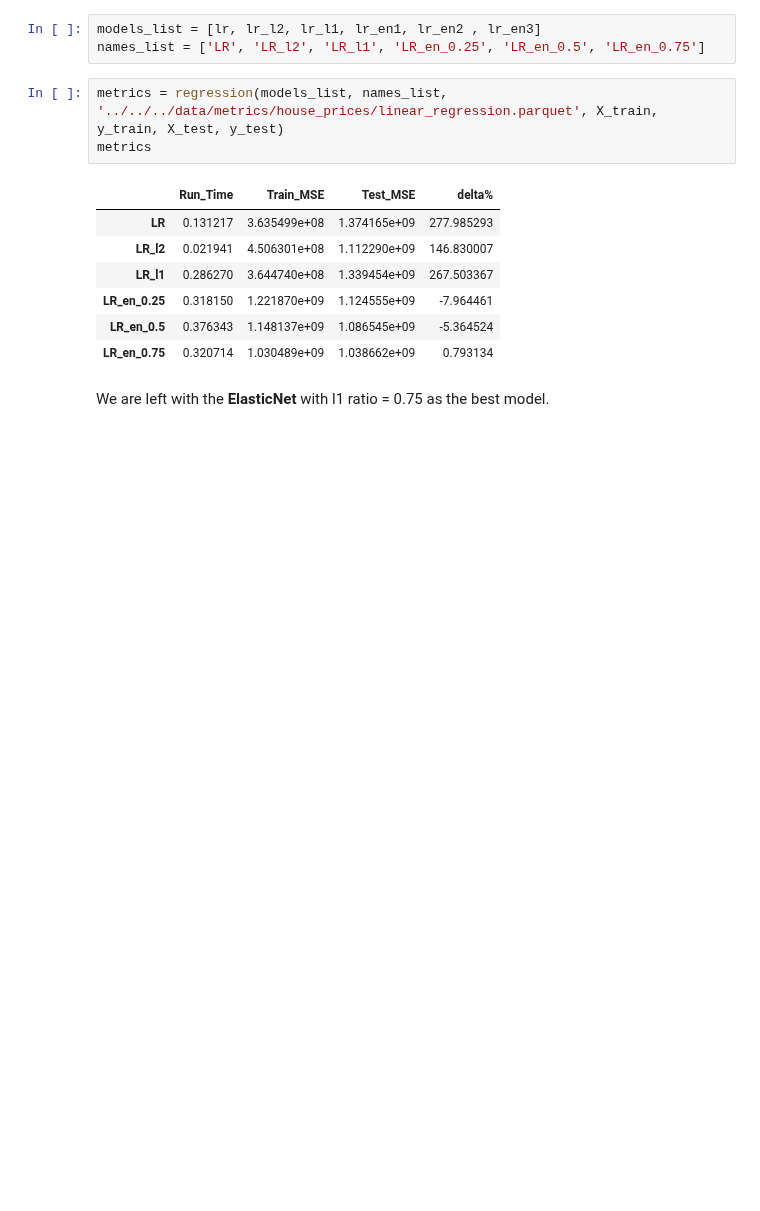
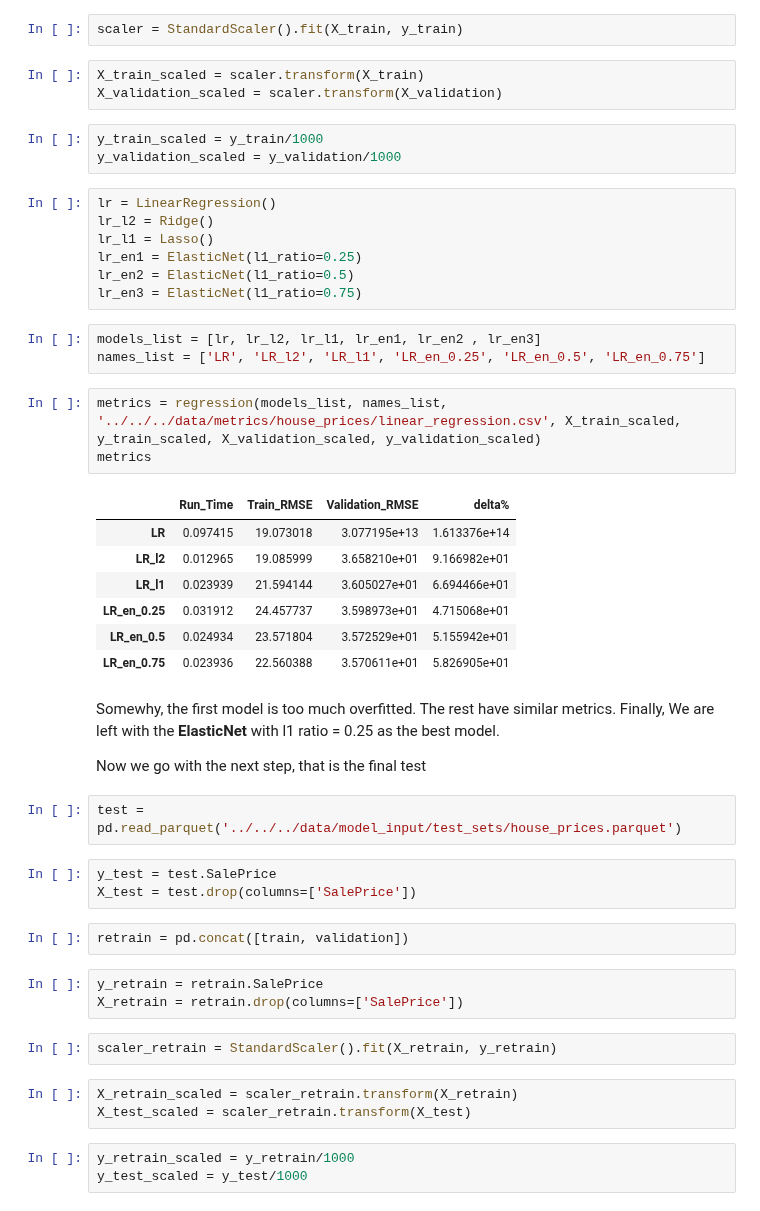
Before and after one commit to mgp165/TFG, a Jupyter notebook: notebooks/models/house_prices/linear_regression.ipynb, the cells around one changed output. Cells and saved outputs as stored; diff of their text form; blank space fills up the shorter version.

```diff
--- a/notebooks/models/house_prices/linear_regression.ipynb
+++ b/notebooks/models/house_prices/linear_regression.ipynb
@@ -35,16 +29,51 @@ Some excepcions are going to raise, but nothing to worry about because this step
+# %%
+scaler = StandardScaler().fit(X_train, y_train)
+# %%
+X_train_scaled = scaler.transform(X_train)
+X_validation_scaled = scaler.transform(X_validation)
+# %%
+y_train_scaled = y_train/1000
+y_validation_scaled = y_validation/1000
+# %%
+lr = LinearRegression()
+lr_l2 = Ridge()
+lr_l1 = Lasso()
+lr_en1 = ElasticNet(l1_ratio=0.25)
+lr_en2 = ElasticNet(l1_ratio=0.5)
+lr_en3 = ElasticNet(l1_ratio=0.75)
 # %%
 models_list = [lr, lr_l2, lr_l1, lr_en1, lr_en2 , lr_en3]
 names_list = ['LR', 'LR_l2', 'LR_l1', 'LR_en_0.25', 'LR_en_0.5', 'LR_en_0.75']
 # %%
-metrics = regression(models_list, names_list, '../../../data/metrics/house_prices/linear_regression.parquet', X_train, y_train, X_test, y_test)
+metrics = regression(models_list, names_list, '../../../data/metrics/house_prices/linear_regression.csv', X_train_scaled, y_train_scaled, X_validation_scaled, y_validation_scaled)
 metrics
 # %% [output]
-|  | Run_Time | Train_MSE | Test_MSE | delta% |
-| LR | 0.131217 | 3.635499e+08 | 1.374165e+09 | 277.985293 |
-| LR_l2 | 0.021941 | 4.506301e+08 | 1.112290e+09 | 146.830007 |
-| LR_l1 | 0.286270 | 3.644740e+08 | 1.339454e+09 | 267.503367 |
-| LR_en_0.25 | 0.318150 | 1.221870e+09 | 1.124555e+09 | -7.964461 |
-| LR_en_0.5 | 0.376343 | 1.148137e+09 | 1.086545e+09 | -5.364524 |
-| LR_en_0.75 | 0.320714 | 1.030489e+09 | 1.038662e+09 | 0.793134 |
+|  | Run_Time | Train_RMSE | Validation_RMSE | delta% |
+| LR | 0.097415 | 19.073018 | 3.077195e+13 | 1.613376e+14 |
+| LR_l2 | 0.012965 | 19.085999 | 3.658210e+01 | 9.166982e+01 |
+| LR_l1 | 0.023939 | 21.594144 | 3.605027e+01 | 6.694466e+01 |
+| LR_en_0.25 | 0.031912 | 24.457737 | 3.598973e+01 | 4.715068e+01 |
+| LR_en_0.5 | 0.024934 | 23.571804 | 3.572529e+01 | 5.155942e+01 |
+| LR_en_0.75 | 0.023936 | 22.560388 | 3.570611e+01 | 5.826905e+01 |
 # %% [markdown]
-We are left with the **ElasticNet** with l1 ratio = 0.75 as the best model.
+Somewhy, the first model is too much overfitted. The rest have similar metrics. Finally, We are left with the **ElasticNet** with l1 ratio = 0.25 as the best model.
+
+Now we go with the next step, that is the final test
+# %%
+test =  pd.read_parquet('../../../data/model_input/test_sets/house_prices.parquet')
+# %%
+y_test = test.SalePrice
+X_test = test.drop(columns=['SalePrice'])
+# %%
+retrain = pd.concat([train, validation])
+# %%
+y_retrain = retrain.SalePrice
+X_retrain = retrain.drop(columns=['SalePrice'])
+# %%
+scaler_retrain = StandardScaler().fit(X_retrain, y_retrain)
+# %%
+X_retrain_scaled = scaler_retrain.transform(X_retrain)
+X_test_scaled = scaler_retrain.transform(X_test)
+# %%
+y_retrain_scaled = y_retrain/1000
+y_test_scaled = y_test/1000
```
Also changed, not shown: parts of 19 cells of this notebook, 1 other file.
